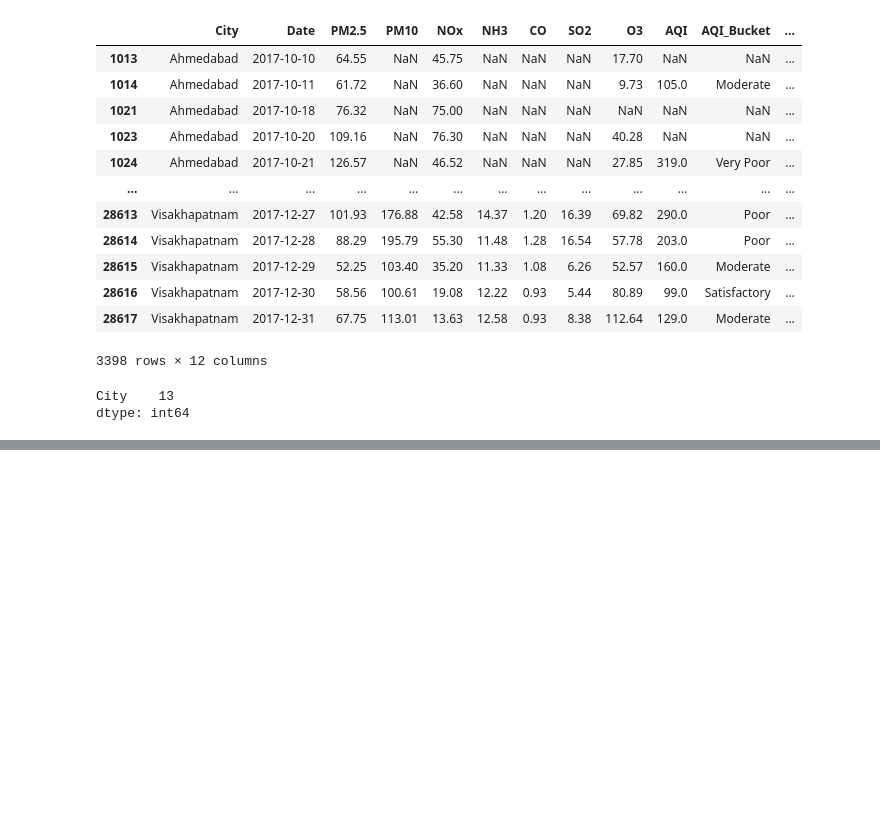
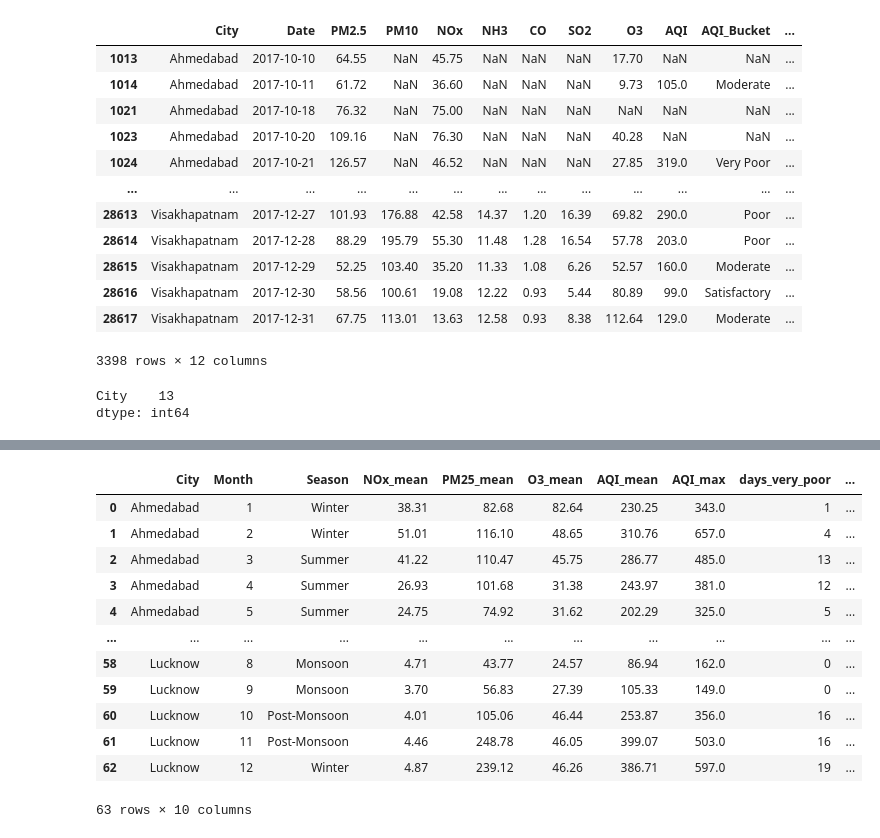
Before and after one commit to aravisv/asthma_aqi, a Jupyter notebook: asthma_aqi.ipynb, the cells around one changed output, grey strips where cells are left out. Saved outputs shown, nothing was run; the diff lists cells and outputs as text; code cells hidden in the pictures; blank space fills up the shorter version.

```diff
--- a/asthma_aqi.ipynb
+++ b/asthma_aqi.ipynb
@@ -572,0 +721,2 @@ dtype: int64
+# %%
+AQI_2015_with_sufficient_data = calculate_AQI(AQI_2015_with_sufficient_data)
@@ -572,0 +787,17 @@ dtype: int64
+# %%
+AQI_2015_agg = calc__city_month_season_aggregate(AQI_2015_with_sufficient_data)
+AQI_2015_agg
+# %% [output]
+|  | City | Month | Season | NOx_mean | PM25_mean | O3_mean | AQI_mean | AQI_max | days_very_poor | ... |
+| 0 | Ahmedabad | 1 | Winter | 38.31 | 82.68 | 82.64 | 230.25 | 343.0 | 1 | ... |
+| 1 | Ahmedabad | 2 | Winter | 51.01 | 116.10 | 48.65 | 310.76 | 657.0 | 4 | ... |
+| 2 | Ahmedabad | 3 | Summer | 41.22 | 110.47 | 45.75 | 286.77 | 485.0 | 13 | ... |
+| 3 | Ahmedabad | 4 | Summer | 26.93 | 101.68 | 31.38 | 243.97 | 381.0 | 12 | ... |
+| 4 | Ahmedabad | 5 | Summer | 24.75 | 74.92 | 31.62 | 202.29 | 325.0 | 5 | ... |
+| ... | ... | ... | ... | ... | ... | ... | ... | ... | ... | ... |
+| 58 | Lucknow | 8 | Monsoon | 4.71 | 43.77 | 24.57 | 86.94 | 162.0 | 0 | ... |
+| 59 | Lucknow | 9 | Monsoon | 3.70 | 56.83 | 27.39 | 105.33 | 149.0 | 0 | ... |
+| 60 | Lucknow | 10 | Post-Monsoon | 4.01 | 105.06 | 46.44 | 253.87 | 356.0 | 16 | ... |
+| 61 | Lucknow | 11 | Post-Monsoon | 4.46 | 248.78 | 46.05 | 399.07 | 503.0 | 16 | ... |
+| 62 | Lucknow | 12 | Winter | 4.87 | 239.12 | 46.26 | 386.71 | 597.0 | 19 | ... |
+63 rows × 10 columns
```
Also changed, not shown: parts of 26 cells of this notebook, 1 other file.
